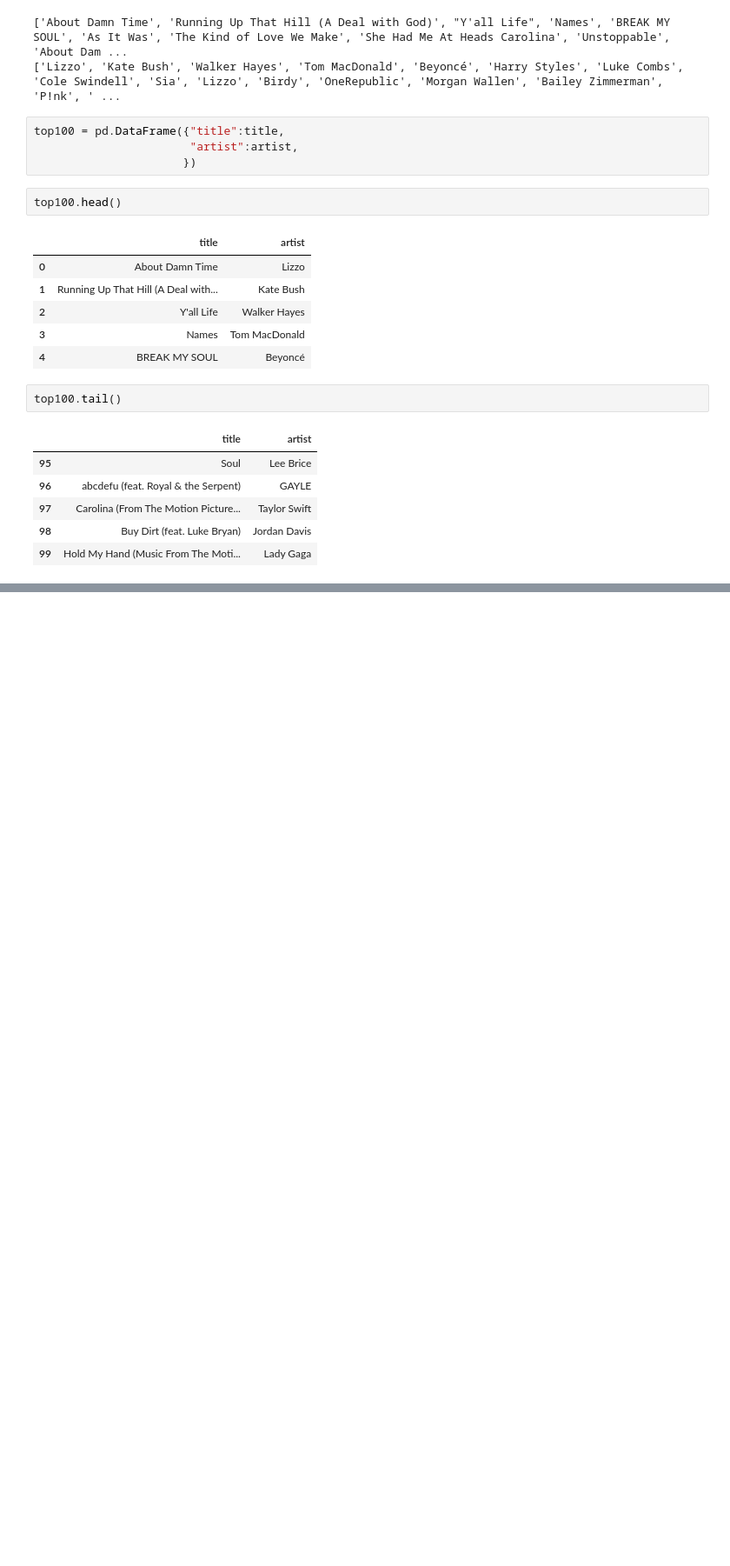
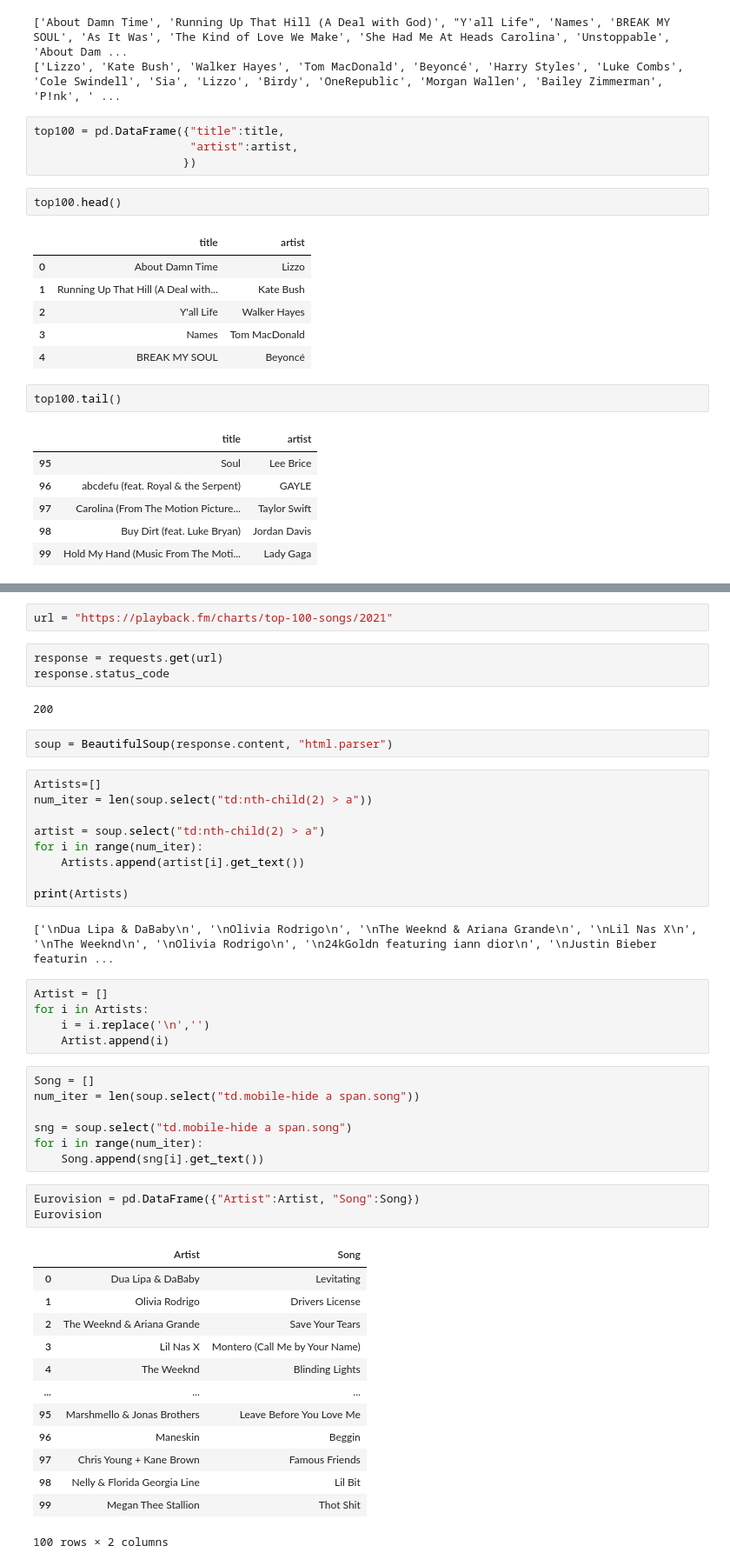
Before and after one commit to mferreiracad/lab-web-scraping-single-page, a Jupyter notebook: Untitled1.ipynb, the cells around one changed output, grey strips where cells are left out. Shown at 87% size. Cells and saved outputs as stored; diff of their text form; blank space fills up the shorter version.

```diff
--- a/Untitled1.ipynb
+++ b/Untitled1.ipynb
@@ -78,0 +166,49 @@ Receiving objects: 100% (6/6), done.
+# %%
+url = "https://playback.fm/charts/top-100-songs/2021"
+# %%
+response = requests.get(url)
+response.status_code
+# %% [output]
+200
+# %%
+soup = BeautifulSoup(response.content, "html.parser")
+# %%
+Artists=[]
+num_iter = len(soup.select("td:nth-child(2) > a"))
+
+artist = soup.select("td:nth-child(2) > a")
+for i in range(num_iter):
+    Artists.append(artist[i].get_text())
+
+print(Artists)
+# %% [output]
+['\nDua Lipa & DaBaby\n', '\nOlivia Rodrigo\n', '\nThe Weeknd & Ariana Grande\n', '\nLil Nas X\n', '\nThe Weeknd\n', '\nOlivia Rodrigo\n', '\n24kGoldn featuring iann dior\n', '\nJustin Bieber featurin ...
+# %%
+Artist = []
+for i in Artists:
+    i = i.replace('\n','')
+    Artist.append(i)
+# %%
+Song = []
+num_iter = len(soup.select("td.mobile-hide a span.song"))
+
+sng = soup.select("td.mobile-hide a span.song")
+for i in range(num_iter):
+    Song.append(sng[i].get_text())
+# %%
+Eurovision = pd.DataFrame({"Artist":Artist, "Song":Song})
+Eurovision
+# %% [output]
+|  | Artist | Song |
+| 0 | Dua Lipa & DaBaby | Levitating |
+| 1 | Olivia Rodrigo | Drivers License |
+| 2 | The Weeknd & Ariana Grande | Save Your Tears |
+| 3 | Lil Nas X | Montero (Call Me by Your Name) |
+| 4 | The Weeknd | Blinding Lights |
+| ... | ... | ... |
+| 95 | Marshmello & Jonas Brothers | Leave Before You Love Me |
+| 96 | Maneskin | Beggin |
+| 97 | Chris Young + Kane Brown | Famous Friends |
+| 98 | Nelly & Florida Georgia Line | Lil Bit |
+| 99 | Megan Thee Stallion | Thot Shit |
+100 rows × 2 columns
```
Also changed, not shown: parts of 9 cells of this notebook, 1 other file.
